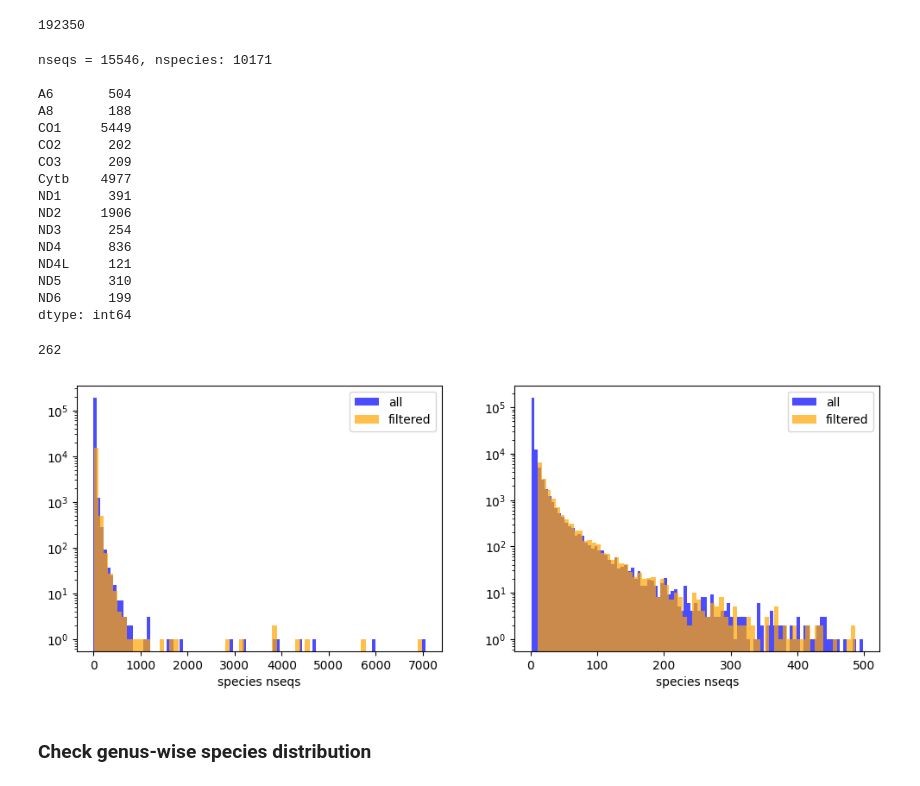
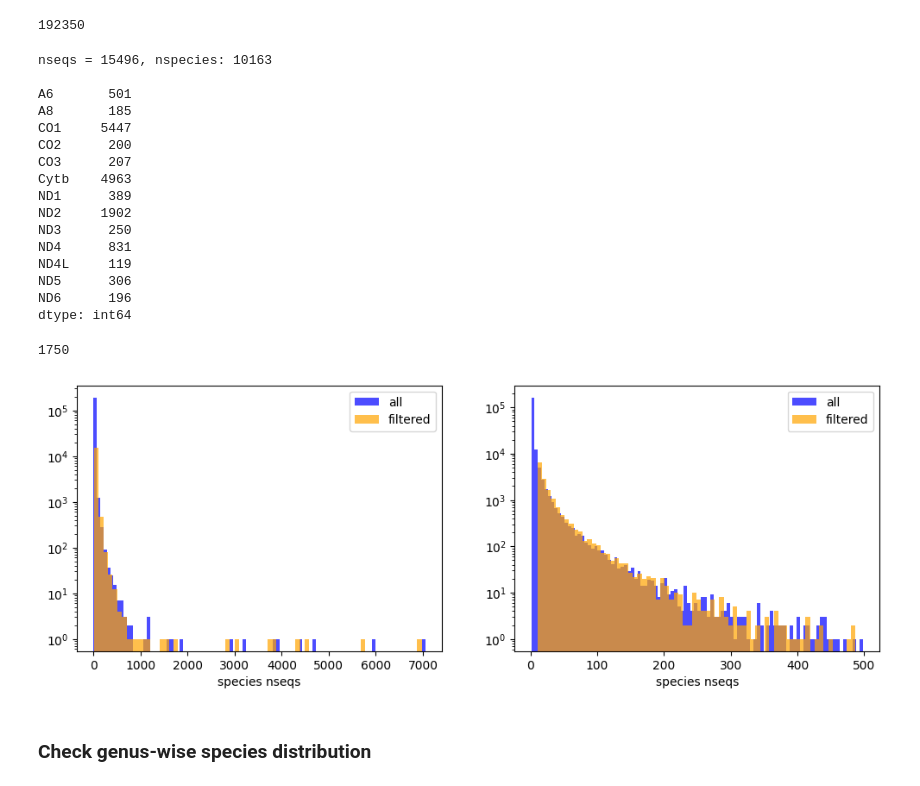
Before and after one commit to mitoclub/nemu-pipeline, a Jupyter notebook: notebooks/prepare_beasts_datasets.ipynb, the cells around one changed output. Drawn from its saved outputs; the diff is of its cells as text; code cells hidden in the pictures.

```diff
--- a/notebooks/prepare_beasts_datasets.ipynb
+++ b/notebooks/prepare_beasts_datasets.ipynb
@@ -287,56 +337,56 @@ print(len(set([x.split("__")[1] for x in seqs_arth_filtered.keys()]).difference(
 # %%
 genes = ['A6', 'A8', 'CO1', 'CO2', 'CO3', 'Cytb', 'ND1', 'ND2', 'ND3', 'ND4', 'ND4L', 'ND5', 'ND6']
 phylum = "Chordata"
-seqs = collect_seqs(phylum, "UNIQ", genes)
-len(seqs)
+seqs_uniq = collect_seqs(phylum, "UNIQ", genes)
+len(seqs_uniq)
 # %% [output]
 192350
 # %%
-seqs_filtered = filter_seqs(seqs)
-print(f"nseqs = {len(seqs_filtered)}, nspecies: {len(set([x.split('__')[1] for x in seqs_filtered.keys()]))}", end="\n\n")
-print(pd.Series(Counter([x.split("__")[0] for x in seqs_filtered.keys()])))
+seqs_uniq_filtered = filter_seqs_dict(seqs_uniq)
+print(f"nseqs = {len(seqs_uniq_filtered)}, nspecies: {len(set([x.split('__')[1] for x in seqs_uniq_filtered.keys()]))}", end="\n\n")
+print(pd.Series(Counter([x.split("__")[0] for x in seqs_uniq_filtered.keys()])))
 # %% [output]
-nseqs = 15546, nspecies: 10171
+nseqs = 15496, nspecies: 10163
 
-A6       504
-A8       188
-CO1     5449
-CO2      202
-CO3      209
-Cytb    4977
-ND1      391
-ND2     1906
-ND3      254
-ND4      836
-ND4L     121
-ND5      310
-ND6      199
+A6       501
+A8       185
+CO1     5447
+CO2      200
+CO3      207
+Cytb    4963
+ND1      389
+ND2     1902
+ND3      250
+ND4      831
+ND4L     119
+ND5      306
+ND6      196
 dtype: int64
 # %%
-co1_sp = [x.split("__")[1] for x in seqs_filtered.keys() if x.startswith("CO1")]
-nd1_sp = [x.split("__")[1] for x in seqs_filtered.keys() if x.startswith("ND1")]
-len(set(co1_sp).intersection(nd1_sp))
+co1_sp = [x.split("__")[1] for x in seqs_uniq_filtered.keys() if x.startswith("CO1")]
+cytb_sp = [x.split("__")[1] for x in seqs_uniq_filtered.keys() if x.startswith("Cytb")]
+len(set(co1_sp).intersection(cytb_sp))
 # %% [output]
-262
+1750
 # %%
 plt.figure(figsize=(12, 4))
 plt.subplot(121)
-plt.hist([len(v) for v in seqs.values()], bins=100, alpha=0.7, label="all", color="blue")
-plt.hist([len(v) for v in seqs_filtered.values()], bins=70, alpha=0.7, label="filtered", color="orange")
+plt.hist([len(v) for v in seqs_uniq.values()], bins=100, alpha=0.7, label="all", color="blue")
+plt.hist([len(v) for v in seqs_uniq_filtered.values()], bins=70, alpha=0.7, label="filtered", color="orange")
 plt.yscale("log")
 plt.xlabel("species nseqs")
 plt.legend()
 
 plt.subplot(122)
-plt.hist([len(v) for v in seqs.values() if len(v) < 500], bins=100, alpha=0.7, label="all", color="blue")
-plt.hist([len(v) for v in seqs_filtered.values() if len(v) < 500], bins=70, alpha=0.7, label="filtered", color="orange")
+plt.hist([len(v) for v in seqs_uniq.values() if len(v) < 500], bins=100, alpha=0.7, label="all", color="blue")
+plt.hist([len(v) for v in seqs_uniq_filtered.values() if len(v) < 500], bins=70, alpha=0.7, label="filtered", color="orange")
 plt.yscale("log")
 plt.xlabel("species nseqs")
 plt.legend()
 
 plt.show()
 # %% [output]
-[figure, old version]
+[figure, new version]
 # %% [markdown]
 ### Check genus-wise species distribution
 # %%
```
Also changed, not shown: parts of 32 cells of this notebook.
